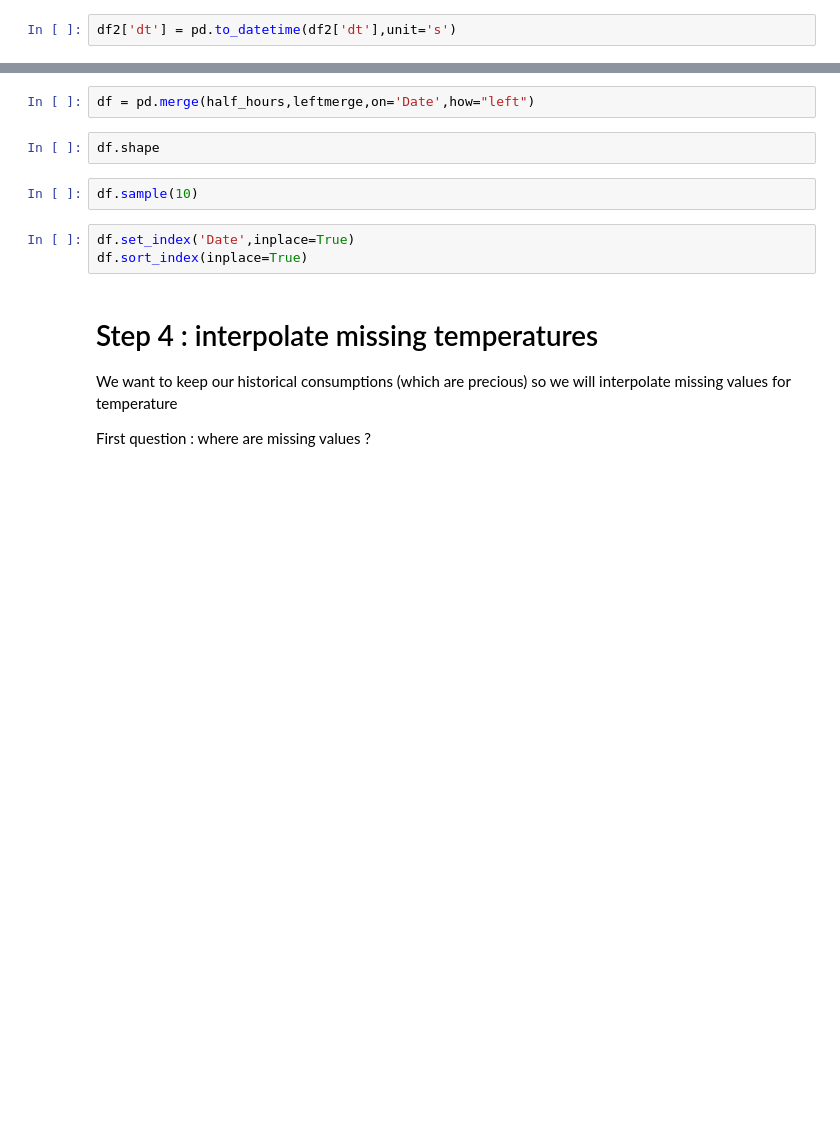
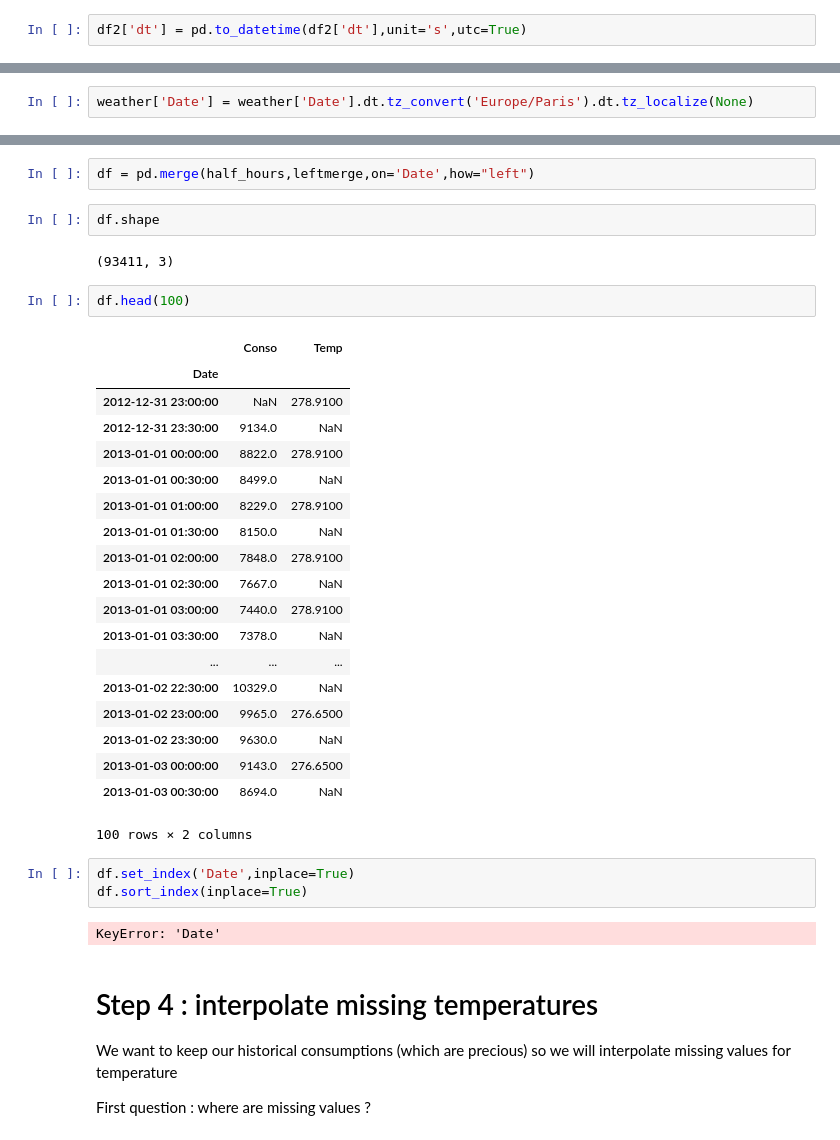
Before and after one commit to LucasBerbesson/ds2, a Jupyter notebook: 2.cleaning-data.ipynb, the cells around one changed output, grey strips where cells are left out. Cells and saved outputs as stored; diff of their text form; blank space fills up the shorter version.

```diff
--- a/2.cleaning-data.ipynb
+++ b/2.cleaning-data.ipynb
@@ -70,2 +109,2 @@ df2.dtypes
 # %%
-df2['dt'] = pd.to_datetime(df2['dt'],unit='s')
+df2['dt'] = pd.to_datetime(df2['dt'],unit='s',utc=True)
@@ -82,6 +126,8 @@ weather.duplicated().sum()
 # %%
 # Remove duplicates
 weather.drop_duplicates(inplace=True,subset='Date')
+# %%
+weather['Date'] = weather['Date'].dt.tz_convert('Europe/Paris').dt.tz_localize(None)
 # %% [markdown]
 ## Step 3 : Merge everything together
 
@@ -116,11 +166,35 @@ leftmerge.sample(10)
 df = pd.merge(half_hours,leftmerge,on='Date',how="left")
 # %%
 df.shape
+# %% [output]
+(93411, 3)
-# %%
-df.sample(10)
+# %%
+df.head(100)
+# %% [output]
+|  | Conso | Temp |
+| Date |  |  |
+| 2012-12-31 23:00:00 | NaN | 278.9100 |
+| 2012-12-31 23:30:00 | 9134.0 | NaN |
+| 2013-01-01 00:00:00 | 8822.0 | 278.9100 |
+| 2013-01-01 00:30:00 | 8499.0 | NaN |
+| 2013-01-01 01:00:00 | 8229.0 | 278.9100 |
+| 2013-01-01 01:30:00 | 8150.0 | NaN |
+| 2013-01-01 02:00:00 | 7848.0 | 278.9100 |
+| 2013-01-01 02:30:00 | 7667.0 | NaN |
+| 2013-01-01 03:00:00 | 7440.0 | 278.9100 |
+| 2013-01-01 03:30:00 | 7378.0 | NaN |
+| ... | ... | ... |
+| 2013-01-02 22:30:00 | 10329.0 | NaN |
+| 2013-01-02 23:00:00 | 9965.0 | 276.6500 |
+| 2013-01-02 23:30:00 | 9630.0 | NaN |
+| 2013-01-03 00:00:00 | 9143.0 | 276.6500 |
+| 2013-01-03 00:30:00 | 8694.0 | NaN |
+100 rows × 2 columns
 # %%
 df.set_index('Date',inplace=True)
 df.sort_index(inplace=True)
+# %% [output]
+KeyError: 'Date'
 # %% [markdown]
 # Step 4 : interpolate missing temperatures
 We want to keep our historical consumptions (which are precious) so we will interpolate missing values for temperature
```
Also changed, not shown: parts of 27 cells of this notebook, 31 other files.
